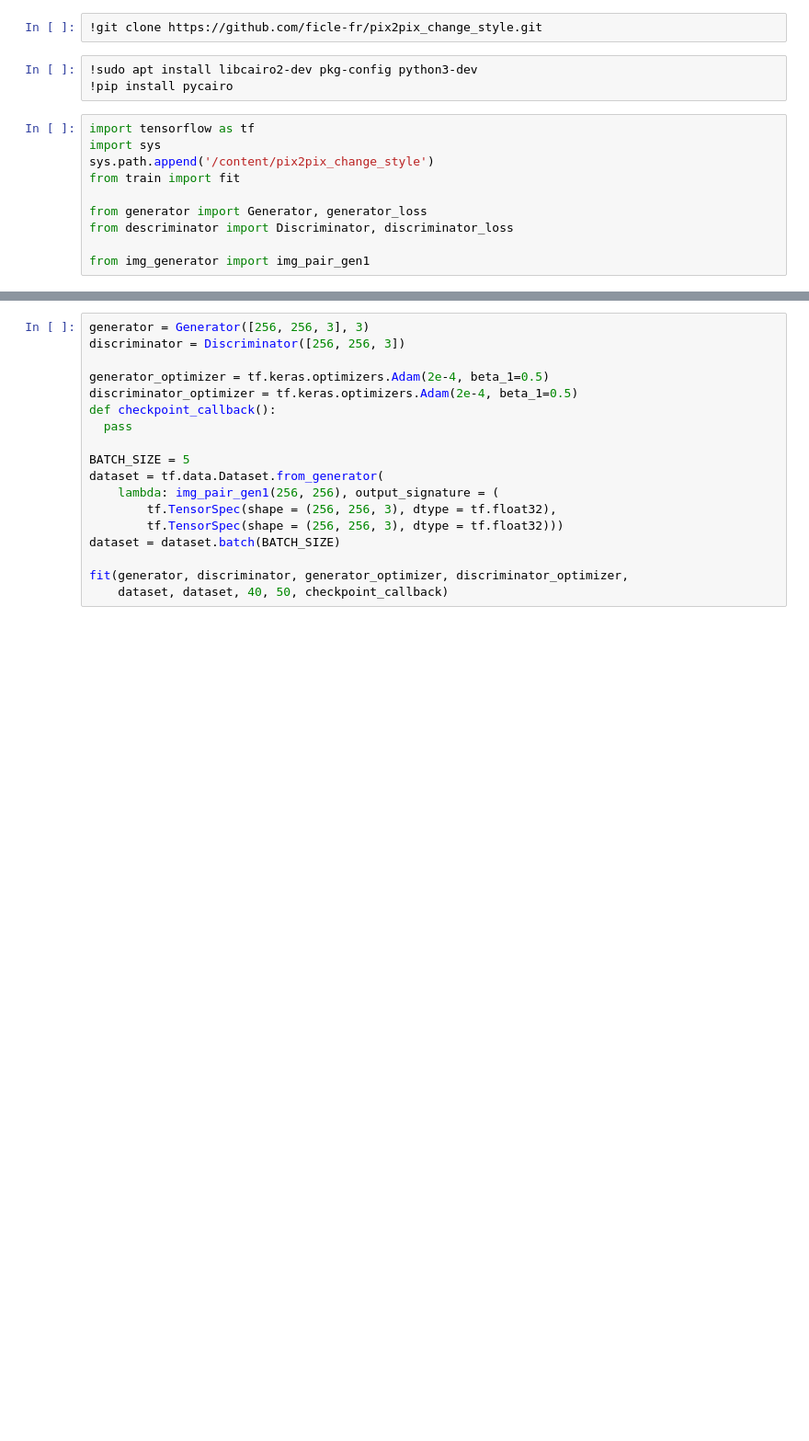
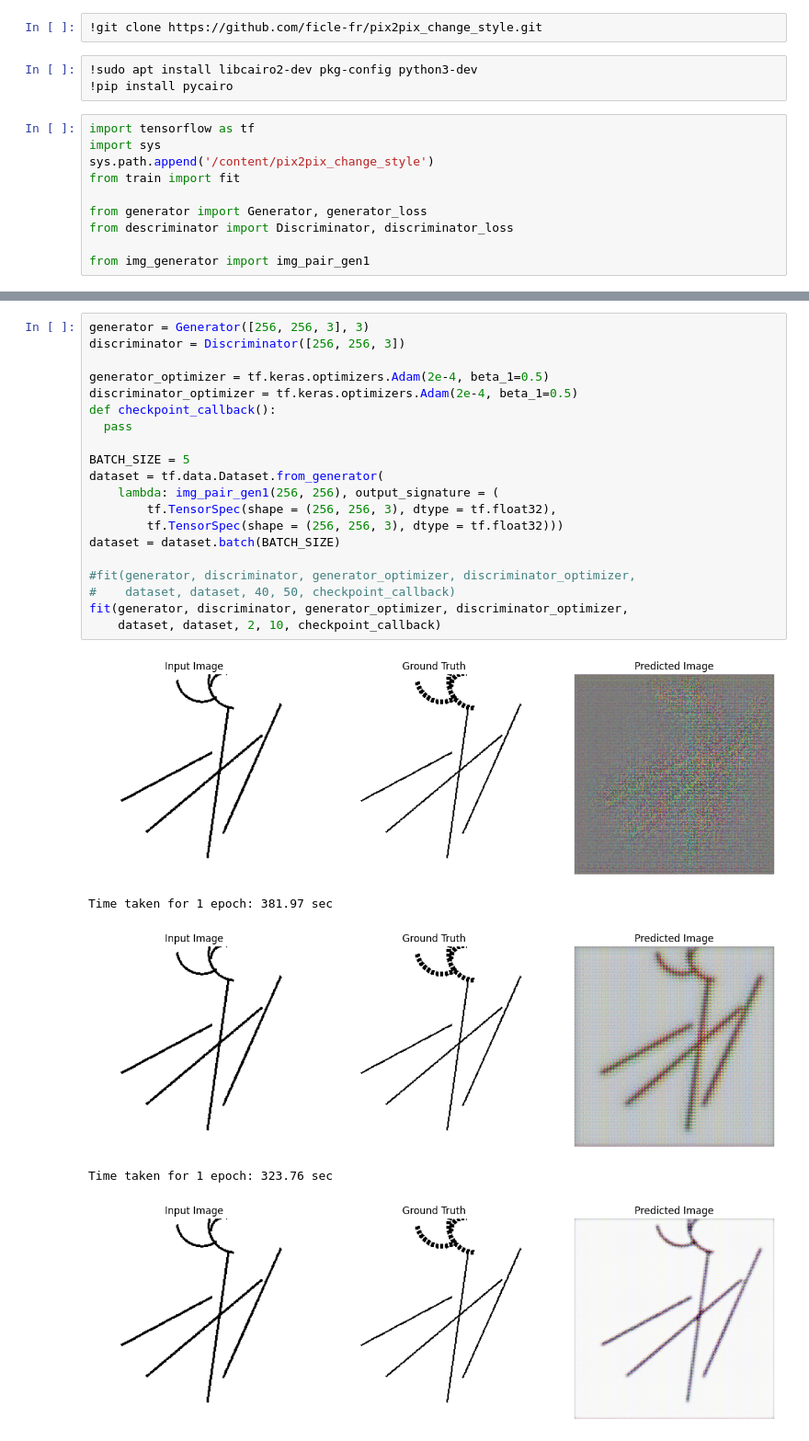
Before and after one commit to ficle-fr/pix2pix_change_style, a Jupyter notebook: colabs/train_tpu.ipynb, the cells around one changed output, grey strips where cells are left out. Shown at 92% size. Drawn from its saved outputs; the diff is of its cells as text; blank space fills up the shorter version.

Commit message:
Store computation time using Google CPU - 2 epochs and 10 steps per epoch.

```diff
--- a/colabs/train_tpu.ipynb
+++ b/colabs/train_tpu.ipynb
@@ -31,18 +22,26 @@ from img_generator import img_pair_gen1
 # %%
 generator = Generator([256, 256, 3], 3)
 discriminator = Discriminator([256, 256, 3])
 
 generator_optimizer = tf.keras.optimizers.Adam(2e-4, beta_1=0.5)
 discriminator_optimizer = tf.keras.optimizers.Adam(2e-4, beta_1=0.5)
 def checkpoint_callback():
   pass
 
 BATCH_SIZE = 5
 dataset = tf.data.Dataset.from_generator(
     lambda: img_pair_gen1(256, 256), output_signature = (
         tf.TensorSpec(shape = (256, 256, 3), dtype = tf.float32),
         tf.TensorSpec(shape = (256, 256, 3), dtype = tf.float32)))
 dataset = dataset.batch(BATCH_SIZE)
 
+#fit(generator, discriminator, generator_optimizer, discriminator_optimizer,
+#    dataset, dataset, 40, 50, checkpoint_callback)
 fit(generator, discriminator, generator_optimizer, discriminator_optimizer,
-    dataset, dataset, 40, 50, checkpoint_callback)
+    dataset, dataset, 2, 10, checkpoint_callback)
+# %% [output]
+[figure, added]
+Time taken for 1 epoch: 381.97 sec
+[figure, added]
+Time taken for 1 epoch: 323.76 sec
+[figure, added]
```
Also changed, not shown: parts of 3 cells of this notebook.
